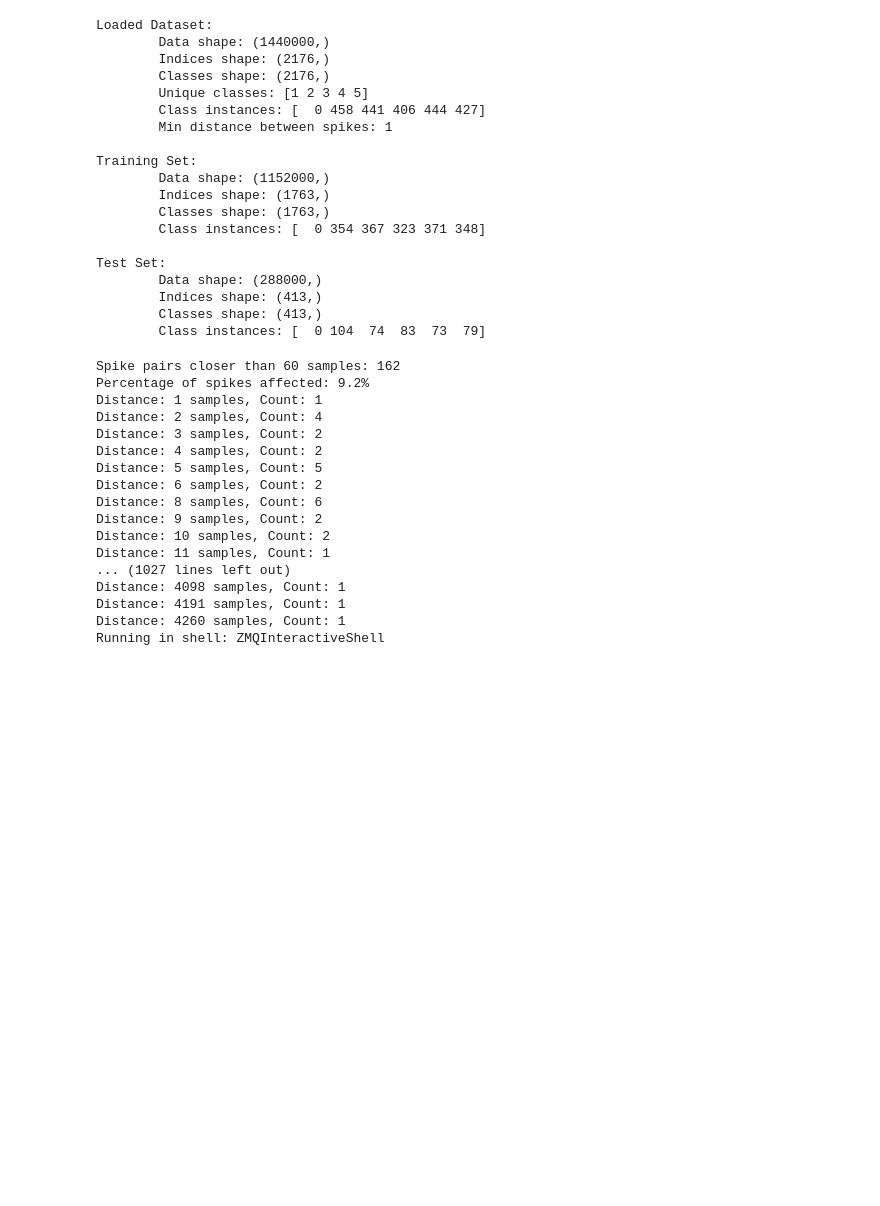
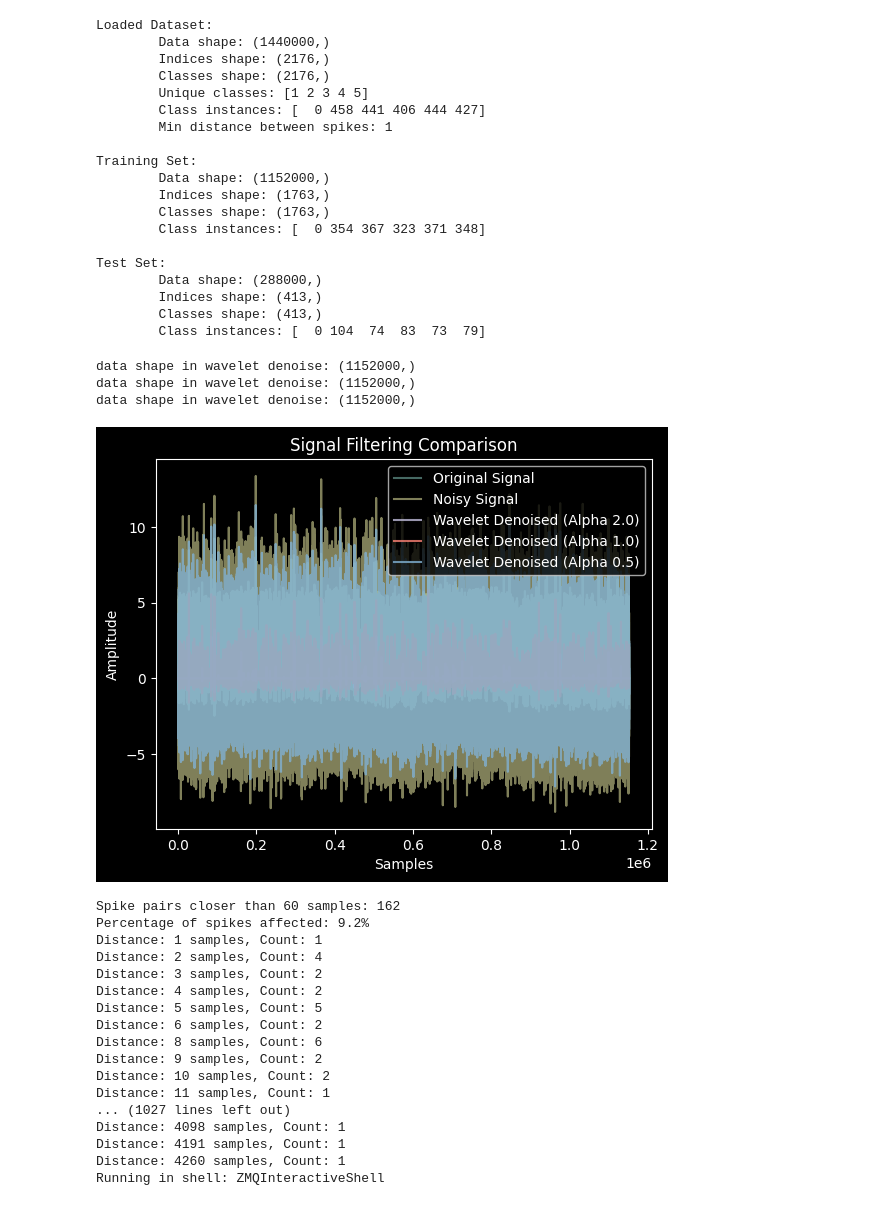
Before and after one commit to seb-hall/EE40098-Labs, a Jupyter notebook: cwc2.ipynb, the cells around one changed output. Saved outputs shown, nothing was run; the diff lists cells and outputs as text; code cells hidden in the pictures; blank space fills up the shorter version.

```diff
--- a/cwc2.ipynb
+++ b/cwc2.ipynb
@@ -113,6 +114,40 @@ Test Set:
         Indices shape: (413,)
         Classes shape: (413,)
         Class instances: [  0 104  74  83  73  79]
+# %%
+# compare wavelet denoisuing vs bandpass filtering vs no filtering
+
+base_data = train_data.data.copy()
+
+noisy_data = NoisyData(train_data)
+noisy_data.noisify(0.2)
+
+wavelet_filter = BandpassFilter(noisy_data)
+wavelet_filter.appply_wavelet_denoise(wavelet='db4', level=4, alpha=2.0)
+
+wavelet_filter_2 = BandpassFilter(noisy_data)
+wavelet_filter_2.appply_wavelet_denoise(wavelet='db4', level=4, alpha=1.0)
+
+wavelet_filter_3 = BandpassFilter(noisy_data)
+wavelet_filter_3.appply_wavelet_denoise(wavelet='db4', level=4, alpha=0.1)
+
+
+plt.plot(base_data, label='Original Signal', alpha=0.5)
+plt.plot(noisy_data.data, label='Noisy Signal', alpha=0.5)
+plt.plot(wavelet_filter.filtered_data, label='Wavelet Denoised (Alpha 2.0)', alpha=0.8)
+plt.plot(wavelet_filter_2.filtered_data, label='Wavelet Denoised (Alpha 1.0)', alpha=0.8)
+plt.plot(wavelet_filter_3.filtered_data, label='Wavelet Denoised (Alpha 0.5)', alpha=0.8)
+
+plt.legend()
+plt.title("Signal Filtering Comparison")
+plt.xlabel("Samples")
+plt.ylabel("Amplitude")
+plt.show()
+# %% [output]
+data shape in wavelet denoise: (1152000,)
+data shape in wavelet denoise: (1152000,)
+data shape in wavelet denoise: (1152000,)
+[figure, added]
 # %%
 # identify the spacing between spikes in the training set
 # sort the indices and calculate the differences between consecutive indices
```
Also changed, not shown: parts of 11 cells of this notebook, 9 other files.
